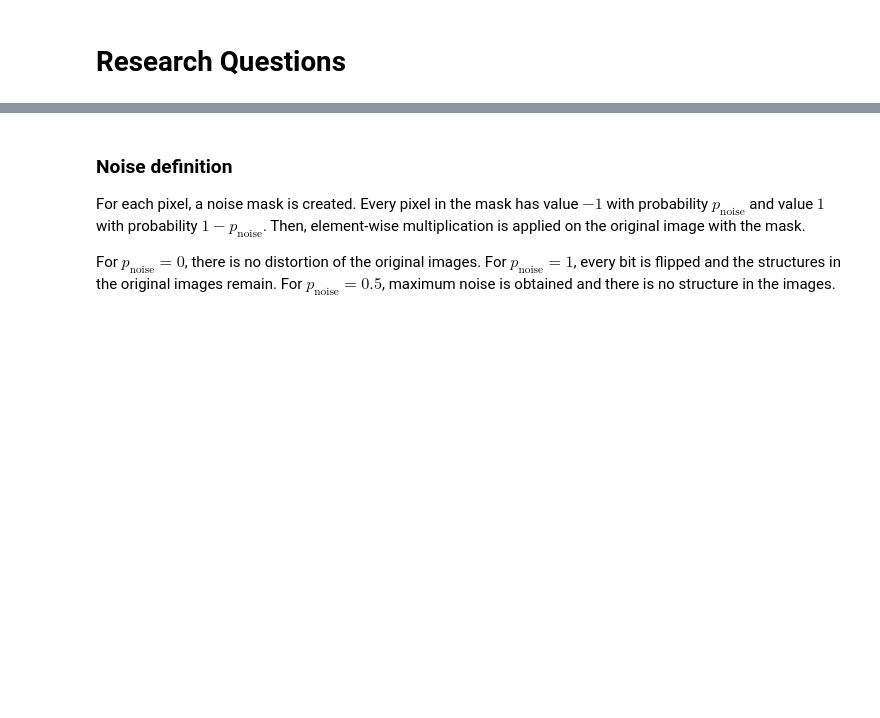
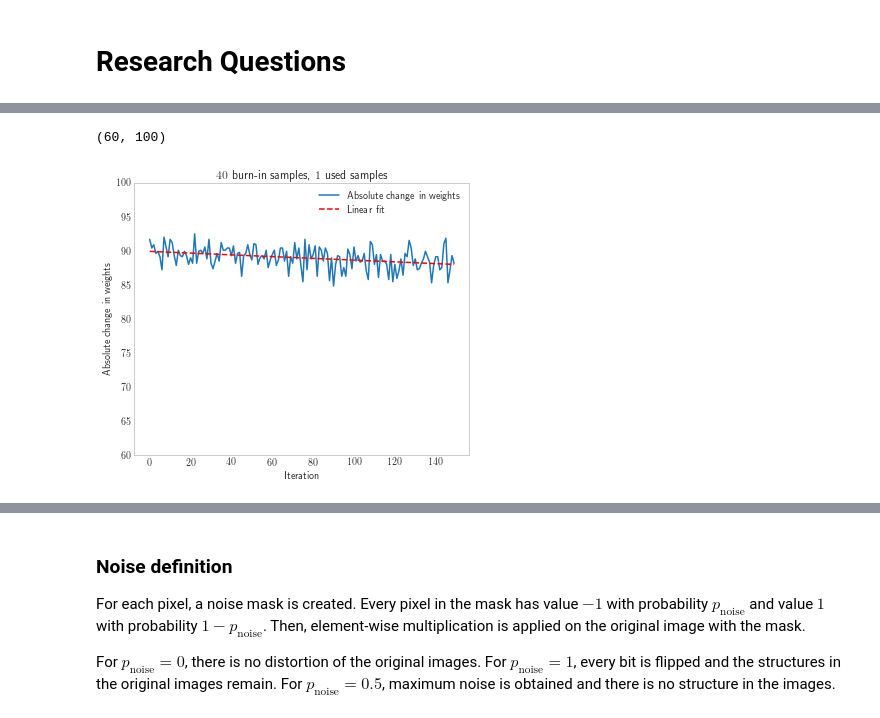
Before and after one commit to kevin91nl/machine-learning, a Jupyter notebook: boltzmann/Research.ipynb, the cells around one changed output, grey strips where cells are left out. Cells and saved outputs as stored; diff of their text form; code cells hidden in the pictures; blank space fills up the shorter version.

```diff
--- a/boltzmann/Research.ipynb
+++ b/boltzmann/Research.ipynb
@@ -95,2 +220,16 @@ data.load_images()
+# %%
+q = training_bm(40, 1)
+fig, ax = plt.subplots(nrows=1, ncols=1, figsize=(6, 5))
+fit = np.polyfit(np.arange(150), q[:, 0], 1, full=True)
+ax.plot(q[:, 0], label='Absolute change in weights')
+ax.plot(np.arange(150), fit[0][0] * np.arange(150) + fit[0][1], '--r', label='Linear fit')
+ax.legend()
+ax.set_xlabel('Iteration')
+ax.set_ylabel('Absolute change in weights')
+ax.set_title('$40$ burn-in samples, $1$ used samples')
+ax.set_ylim([60, 100])
+# %% [output]
+(60, 100)
+[figure, added]
 # %% [markdown]
 ## Optimal Noise Level
```
Also changed, not shown: parts of 7 cells of this notebook.
